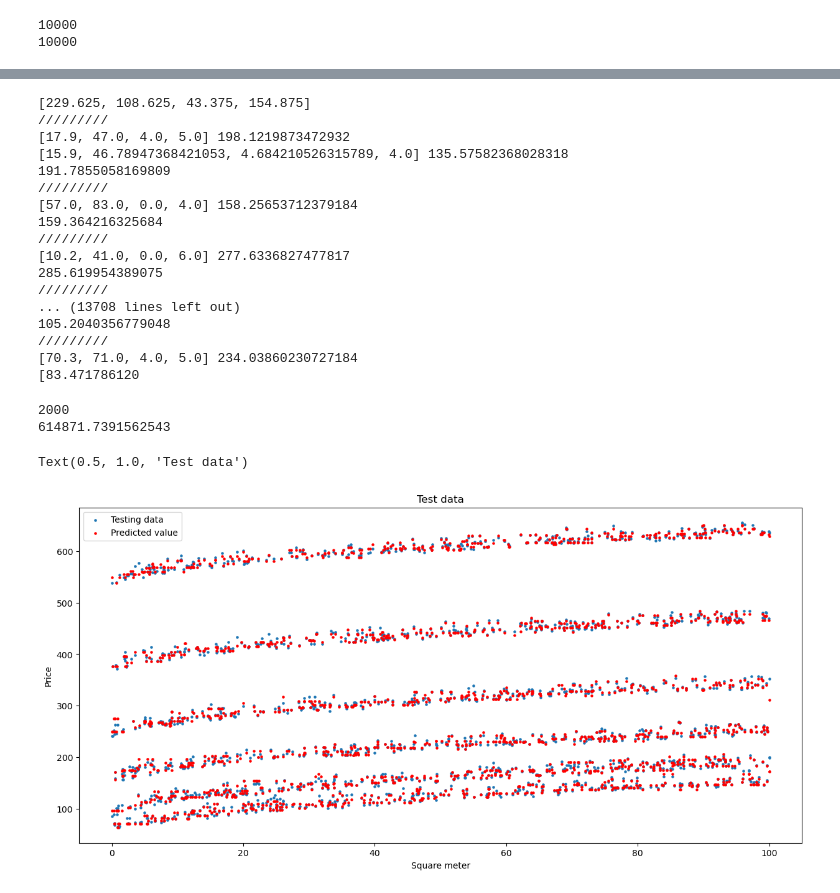
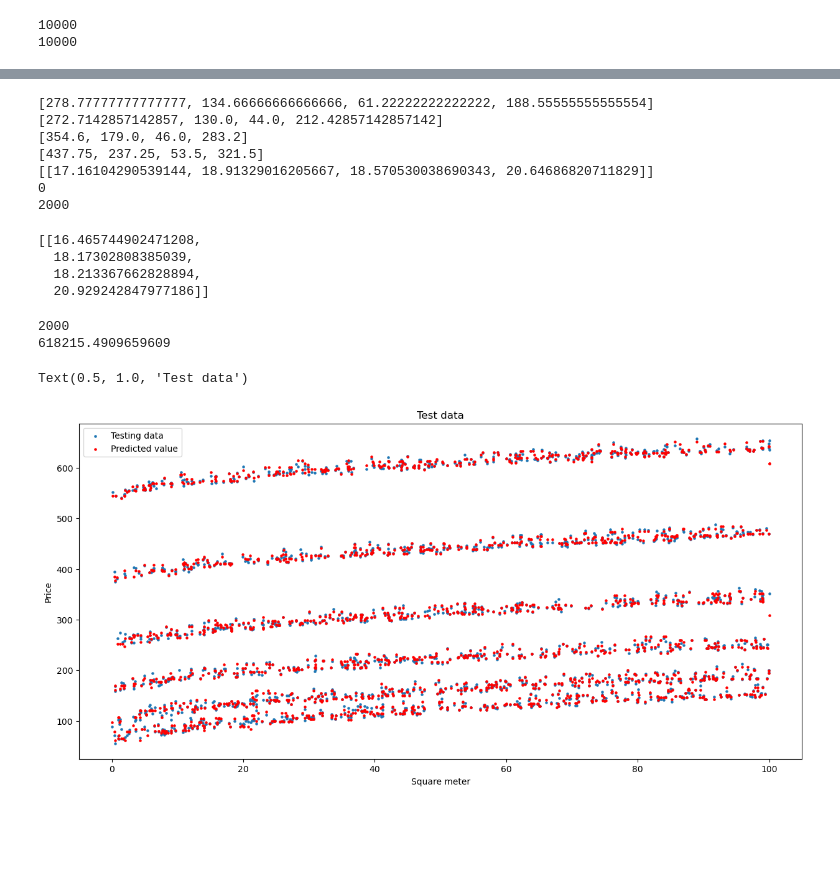
Before and after one commit to banpeter/NBRT, a Jupyter notebook: Regression_tree_non_binary.ipynb, the cells around one changed output, grey strips where cells are left out. Cells and saved outputs as stored; diff of their text form; code cells hidden in the pictures; blank space fills up the shorter version.

```diff
--- a/Regression_tree_non_binary.ipynb
+++ b/Regression_tree_non_binary.ipynb
@@ -567,8 +589,8 @@ def predict(node,value,thresholds,weight,y):
             #X.append(sum([ ((node.X[j][i]-thresholds[i][0])/(thresholds[i][1]-thresholds[i][0]))   for j in range(len(node.X)) ]) )
 
         X = [x / len(node.X) for x in X]
-        if(abs(y-p)>10):
-            print(X2,p)
+        #if(abs(y-p)>10):
+        #    print(X2,p)
         error = 0
 
         for i in range(len(X)):
@@ -614,8 +636,8 @@ def predict(node,value,thresholds,weight,y):
                 #X.append(sum([ ((node.X[j][i]-thresholds[i][0])/(thresholds[i][1]-thresholds[i][0]))   for j in range(len(node.X)) ]) )
 
             X = [x /len(node.X) for x in X]
-            if(abs(y-p)>10):
-                print(X2,p)
+            #if(abs(y-p)>10):
+            #    print(X2,p)
             error = 0
 
             for i in range(len(X)):
@@ -636,13 +658,14 @@ def get_threshold(node):
 
 
     thresholds = [0] * len(node.X[0])
-    depth = 1
+    counter = 1
 
     for i in node.nodes:
         s,depth = get_threshold(i)
 
         for j in range(len(s)):
             thresholds[j] += s[j]
+        counter+=depth
     return thresholds,depth
 # %%
 
@@ -674,12 +697,15 @@ for v in range(len(forest)):
         thresholds,depth = get_threshold(i)
         thresholds = [x/depth for x in thresholds]
         print(thresholds)
-        thresholds = [12,3,1,80]
-        #thresholds = [1,1,1,1]
-        #thresholds = [100,40,10,1000]
+        #thresholds = [12,3,1,80]
+        thresholds = [12,7,3,80]
+        #thresholds = [1] * 20
+        #thresholds = [100,40,30,1000]
+        #if(v == 3):
+
         for k in range(len(X_test)):
-            print("/////////")
-            print(X_test[k],y_test[k])
+            #print("/////////")
+            #print(X_test[k],y_test[k])
             pr = predict(i,X_test[k],all_limits[v],thresholds,y_test[k])
 
             p = 0
@@ -694,15 +720,14 @@ for v in range(len(forest)):
                         prev = pr[f+1]
                         p = pr[f]
 
-            print(p)
-            if(len(pr)>20):
-                c+=1
-                p = y_test[k]+3
+            #print(p)
+
 
             error += abs(y_test[k]-p)
-            if(abs(y_test[k]-p)>10):
-                print(abs(y_test[k]-p),p)
-                print("////////////////////////////////////////////////////////////////////////////////////////////////////////////////")
+            #if(abs(y_test[k]-p)>10):
+                #print(abs(y_test[k]-p),p)
+                #p = y_test[k]+3
+                #print("////////////////////////////////////////////////////////////////////////////////////////////////////////////////")
             mse += (y_test[k]-p)**2
             pv.append(p)
 
@@ -717,8 +742,8 @@ for v in range(len(forest)):
     all_mse.append(MSE)
 
 
-print(difference)
-print(sum_y)
+#print(difference)
+#sprint(sum_y)
 
 print(all_mse)
 '''with open("Results/difference_rtn2.csv", 'a',newline='') as f:
@@ -741,36 +766,30 @@ with open("Results/times_rtn2.csv", 'a',newline='') as f:
 print(c)
 print(len(predicted_value[0]))
 # %% [output]
-[229.625, 108.625, 43.375, 154.875]
-/////////
-[17.9, 47.0, 4.0, 5.0] 198.1219873472932
-[15.9, 46.78947368421053, 4.684210526315789, 4.0] 135.57582368028318
-191.7855058169809
-/////////
-[57.0, 83.0, 0.0, 4.0] 158.25653712379184
-159.364216325684
-/////////
-[10.2, 41.0, 0.0, 6.0] 277.6336827477817
-285.619954389075
-/////////
-... (13708 lines left out)
-105.2040356779048
-/////////
-[70.3, 71.0, 4.0, 5.0] 234.03860230727184
-[83.471786120
+[278.77777777777777, 134.66666666666666, 61.22222222222222, 188.55555555555554]
+[272.7142857142857, 130.0, 44.0, 212.42857142857142]
+[354.6, 179.0, 46.0, 283.2]
+[437.75, 237.25, 53.5, 321.5]
+[[17.16104290539144, 18.91329016205667, 18.570530038690343, 20.64686820711829]]
+0
+2000
+[[16.465744902471208,
+  18.17302808385039,
+  18.213367662828894,
+  20.929242847977186]]
 # %%
 plt.rcParams["figure.figsize"] = (15,7)
 print(len(y_test))
 #print(len(predicted_value[14]))
 plt.scatter([ X_test[i][0] for i in range(len(X_test)) ],y_test,s=5)
-plt.scatter([ X_test[i][0] for i in range(len(X_test)) ], predicted_value[0],c="r",s=5)
+plt.scatter([ X_test[i][0] for i in range(len(X_test)) ], predicted_value[2],c="r",s=5)
 plt.legend(["Testing data" , "Predicted value"])
 print(sum(y_test))
 plt.xlabel("Square meter")
 plt.ylabel("Price")
 plt.title("Test data")
 # %% [output]
 2000
-614871.7391562543
+618215.4909659609
 Text(0.5, 1.0, 'Test data')
-[figure, old version]
+[figure, new version]
```
Also changed, not shown: parts of 12 cells of this notebook.
